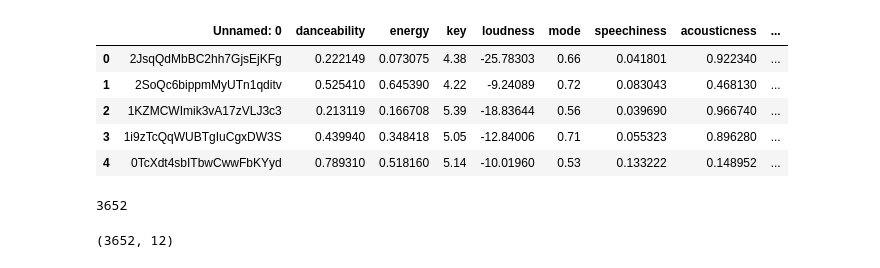
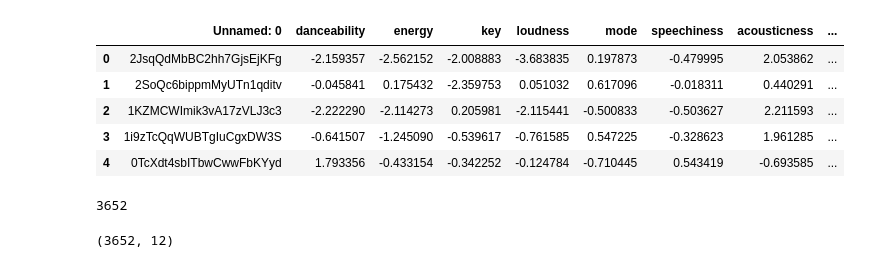
Before and after one commit to sofielange98/every-noise-network-analysis, a Jupyter notebook: pca.ipynb, the cells around one changed output. Cells and saved outputs as stored; diff of their text form; code cells hidden in the pictures.

```diff
--- a/pca.ipynb
+++ b/pca.ipynb
@@ -30,20 +34,20 @@ df_allG.head()
 # %%
 play_features = pd.read_csv('play_id_to_features.csv')
 play_features['genre'] = df_allG['GENRE']
 
 
-# for column in play_features.columns[1:13]:
-#     e = play_features[column] - play_features[column].mean()
-#     play_features[column] = e / play_features[column].std()
+for column in play_features.columns[1:13]:
+    e = play_features[column] - play_features[column].mean()
+    play_features[column] = e / play_features[column].std()
 display(play_features.head())
 len(play_features)
 # %% [output]
 |  | Unnamed: 0 | danceability | energy | key | loudness | mode | speechiness | acousticness | ... |
-| 0 | 2JsqQdMbBC2hh7GjsEjKFg | 0.222149 | 0.073075 | 4.38 | -25.78303 | 0.66 | 0.041801 | 0.922340 | ... |
-| 1 | 2SoQc6bippmMyUTn1qditv | 0.525410 | 0.645390 | 4.22 | -9.24089 | 0.72 | 0.083043 | 0.468130 | ... |
-| 2 | 1KZMCWImik3vA17zVLJ3c3 | 0.213119 | 0.166708 | 5.39 | -18.83644 | 0.56 | 0.039690 | 0.966740 | ... |
-| 3 | 1i9zTcQqWUBTgIuCgxDW3S | 0.439940 | 0.348418 | 5.05 | -12.84006 | 0.71 | 0.055323 | 0.896280 | ... |
-| 4 | 0TcXdt4sbITbwCwwFbKYyd | 0.789310 | 0.518160 | 5.14 | -10.01960 | 0.53 | 0.133222 | 0.148952 | ... |
+| 0 | 2JsqQdMbBC2hh7GjsEjKFg | -2.159357 | -2.562152 | -2.008883 | -3.683835 | 0.197873 | -0.479995 | 2.053862 | ... |
+| 1 | 2SoQc6bippmMyUTn1qditv | -0.045841 | 0.175432 | -2.359753 | 0.051032 | 0.617096 | -0.018311 | 0.440291 | ... |
+| 2 | 1KZMCWImik3vA17zVLJ3c3 | -2.222290 | -2.114273 | 0.205981 | -2.115441 | -0.500833 | -0.503627 | 2.211593 | ... |
+| 3 | 1i9zTcQqWUBTgIuCgxDW3S | -0.641507 | -1.245090 | -0.539617 | -0.761585 | 0.547225 | -0.328623 | 1.961285 | ... |
+| 4 | 0TcXdt4sbITbwCwwFbKYyd | 1.793356 | -0.433154 | -0.342252 | -0.124784 | -0.710445 | 0.543419 | -0.693585 | ... |
 3652
 # %%
 # Generate M matrix
```
Also changed, not shown: parts of 6 cells of this notebook, 1 other file.
